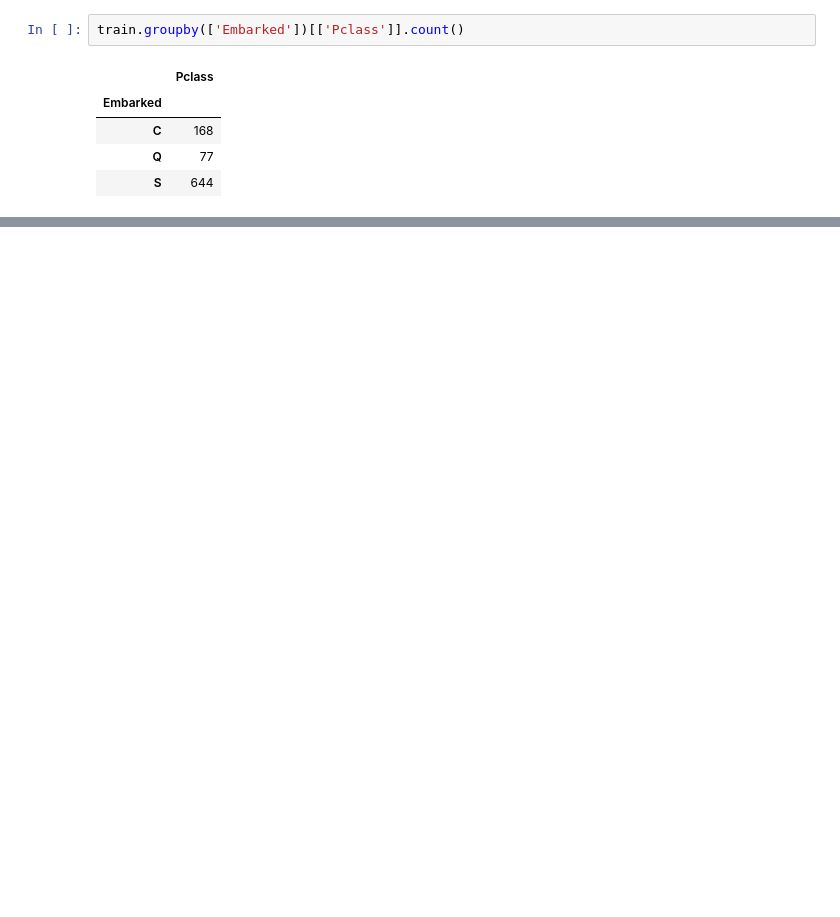
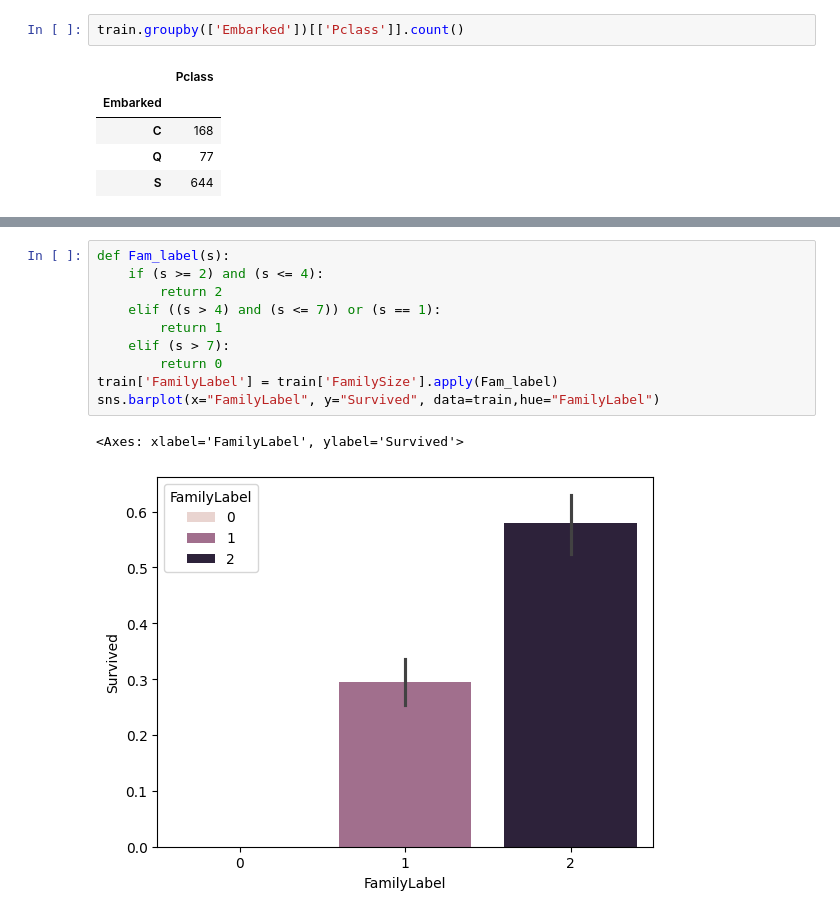
Before and after one commit to Sierraki/Solutions, a Jupyter notebook: Kaggle/titanic/darf.ipynb, the cells around one changed output, grey strips where cells are left out. Saved outputs shown, nothing was run; the diff lists cells and outputs as text; blank space fills up the shorter version.

```diff
--- a/Kaggle/titanic/darf.ipynb
+++ b/Kaggle/titanic/darf.ipynb
@@ -145,0 +141,13 @@ sns.barplot(data=train,x='FamilySize',y='Survived')
+# %%
+def Fam_label(s):
+    if (s >= 2) and (s <= 4):
+        return 2
+    elif ((s > 4) and (s <= 7)) or (s == 1):
+        return 1
+    elif (s > 7):
+        return 0
+train['FamilyLabel'] = train['FamilySize'].apply(Fam_label)
+sns.barplot(x="FamilyLabel", y="Survived", data=train,hue="FamilyLabel")
+# %% [output]
+<Axes: xlabel='FamilyLabel', ylabel='Survived'>
+[figure, added]
```
Also changed, not shown: parts of 5 cells of this notebook, 3 other files.
